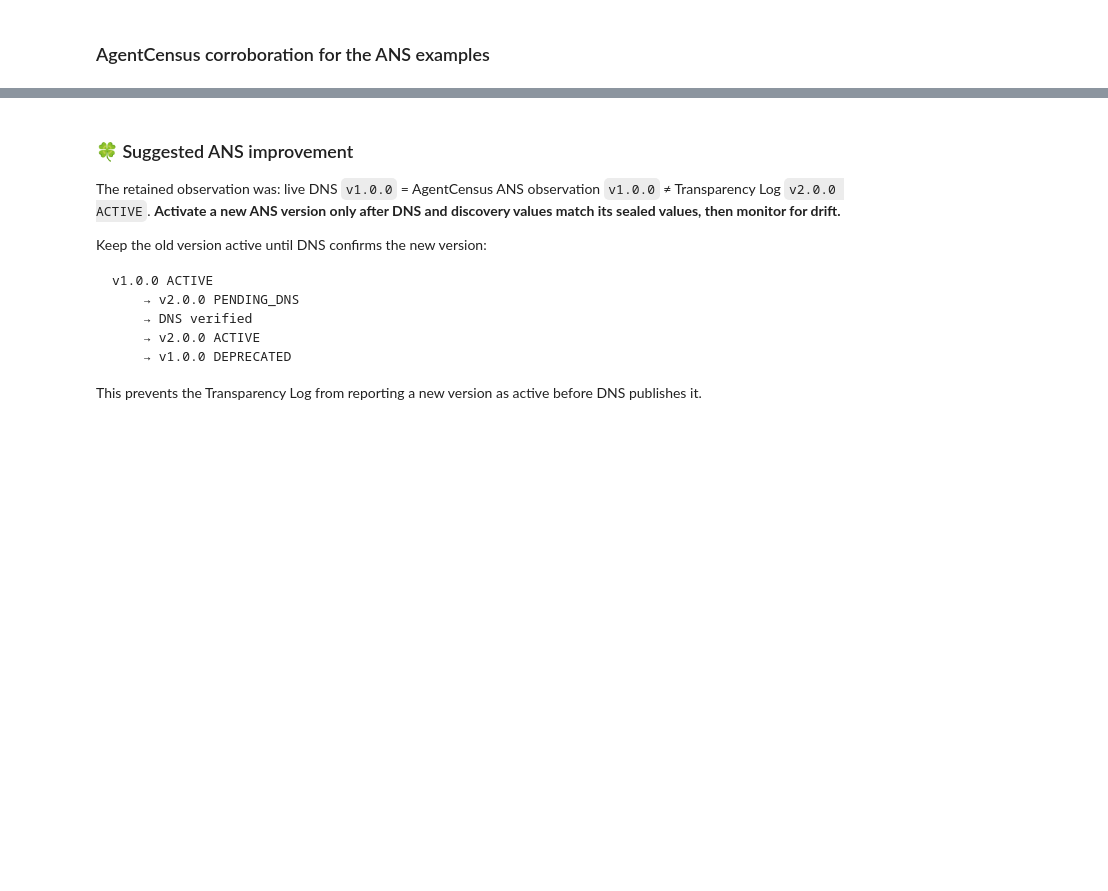
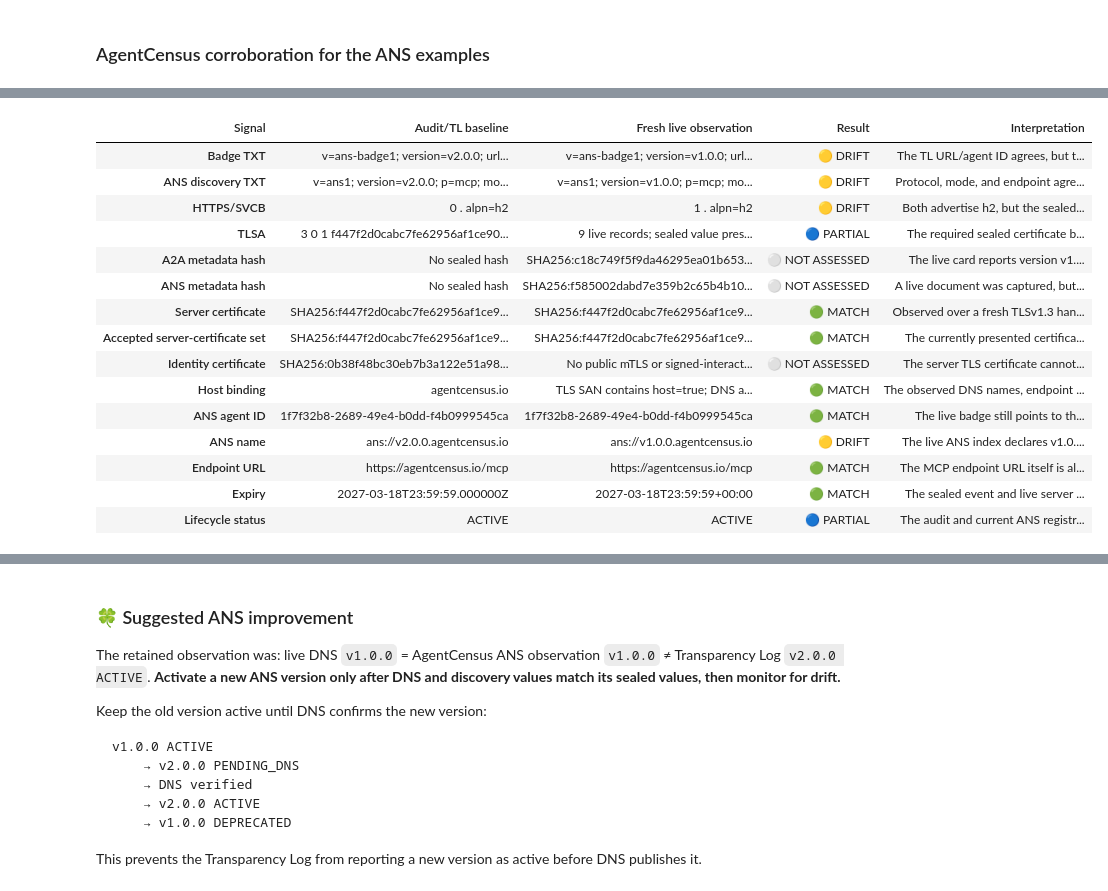
Before and after one commit to hanhanwu/Agentopia, a Jupyter notebook: EXPERIMENTS/notebooks/trust_model_comparison.ipynb, the cells around one changed output, grey strips where cells are left out. Drawn from its saved outputs; the diff is of its cells as text; code cells hidden in the pictures; blank space fills up the shorter version.

Commit message:
audit data vs live

```diff
--- a/EXPERIMENTS/notebooks/trust_model_comparison.ipynb
+++ b/EXPERIMENTS/notebooks/trust_model_comparison.ipynb
@@ -219,3 +240,28 @@ HTML(experiment_utils.agentcensus_render_ans_corroboration_table(
+# %%
+agentcensus_ans_example = next(
+    item for item in ANALYSIS_CONFIGURATIONS["ansIntegrityExamples"]
+    if item["name"] == "AgentCensus"
+)
+HTML(experiment_utils.ans_render_agentcensus_audit_live_table(
+    agentcensus_ans_example, CAPTURES
+))
+# %% [output]
+| Signal | Audit/TL baseline | Fresh live observation | Result | Interpretation |
+| Badge TXT | v=ans-badge1; version=v2.0.0; url... | v=ans-badge1; version=v1.0.0; url... | 🟡 DRIFT | The TL URL/agent ID agrees, but t... |
+| ANS discovery TXT | v=ans1; version=v2.0.0; p=mcp; mo... | v=ans1; version=v1.0.0; p=mcp; mo... | 🟡 DRIFT | Protocol, mode, and endpoint agre... |
+| HTTPS/SVCB | 0 . alpn=h2 | 1 . alpn=h2 | 🟡 DRIFT | Both advertise h2, but the sealed... |
+| TLSA | 3 0 1 f447f2d0cabc7fe62956af1ce90... | 9 live records; sealed value pres... | 🔵 PARTIAL | The required sealed certificate b... |
+| A2A metadata hash | No sealed hash | SHA256:c18c749f5f9da46295ea01b653... | ⚪ NOT ASSESSED | The live card reports version v1.... |
+| ANS metadata hash | No sealed hash | SHA256:f585002dabd7e359b2c65b4b10... | ⚪ NOT ASSESSED | A live document was captured, but... |
+| Server certificate | SHA256:f447f2d0cabc7fe62956af1ce9... | SHA256:f447f2d0cabc7fe62956af1ce9... | 🟢 MATCH | Observed over a fresh TLSv1.3 han... |
+| Accepted server-certificate set | SHA256:f447f2d0cabc7fe62956af1ce9... | SHA256:f447f2d0cabc7fe62956af1ce9... | 🟢 MATCH | The currently presented certifica... |
+| Identity certificate | SHA256:0b38f48bc30eb7b3a122e51a98... | No public mTLS or signed-interact... | ⚪ NOT ASSESSED | The server TLS certificate cannot... |
+| Host binding | agentcensus.io | TLS SAN contains host=true; DNS a... | 🟢 MATCH | The observed DNS names, endpoint ... |
+| ANS agent ID | 1f7f32b8-2689-49e4-b0dd-f4b0999545ca | 1f7f32b8-2689-49e4-b0dd-f4b0999545ca | 🟢 MATCH | The live badge still points to th... |
+| ANS name | ans://v2.0.0.agentcensus.io | ans://v1.0.0.agentcensus.io | 🟡 DRIFT | The live ANS index declares v1.0.... |
+| Endpoint URL | https://agentcensus.io/mcp | https://agentcensus.io/mcp | 🟢 MATCH | The MCP endpoint URL itself is al... |
+| Expiry | 2027-03-18T23:59:59.000000Z | 2027-03-18T23:59:59+00:00 | 🟢 MATCH | The sealed event and live server ... |
+| Lifecycle status | ACTIVE | ACTIVE | 🔵 PARTIAL | The audit and current ANS registr... |
 # %% [markdown]
 ### 🍀 Actual useful Integrity evidence
 
```
Also changed, not shown: parts of 10 cells of this notebook, 6 other files.
